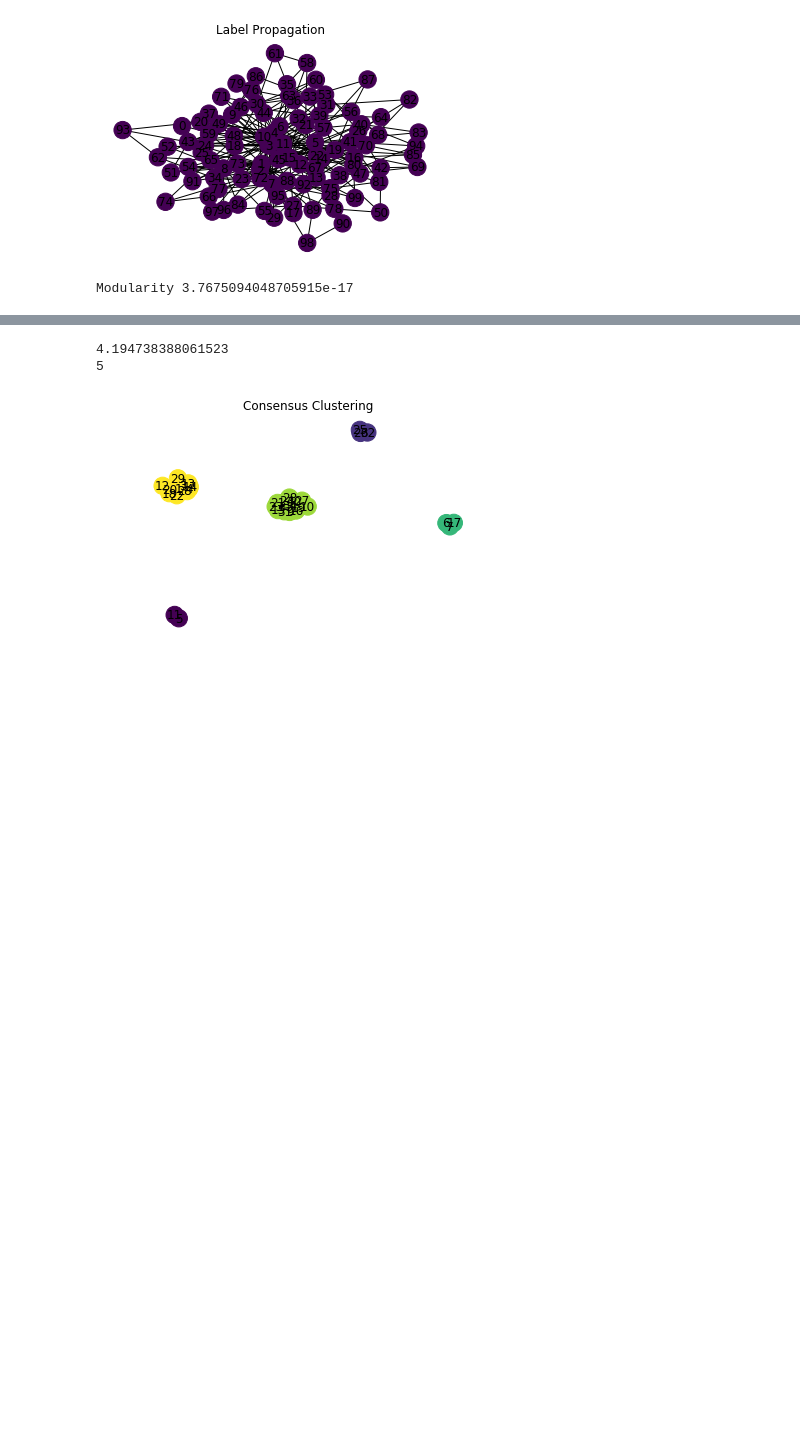
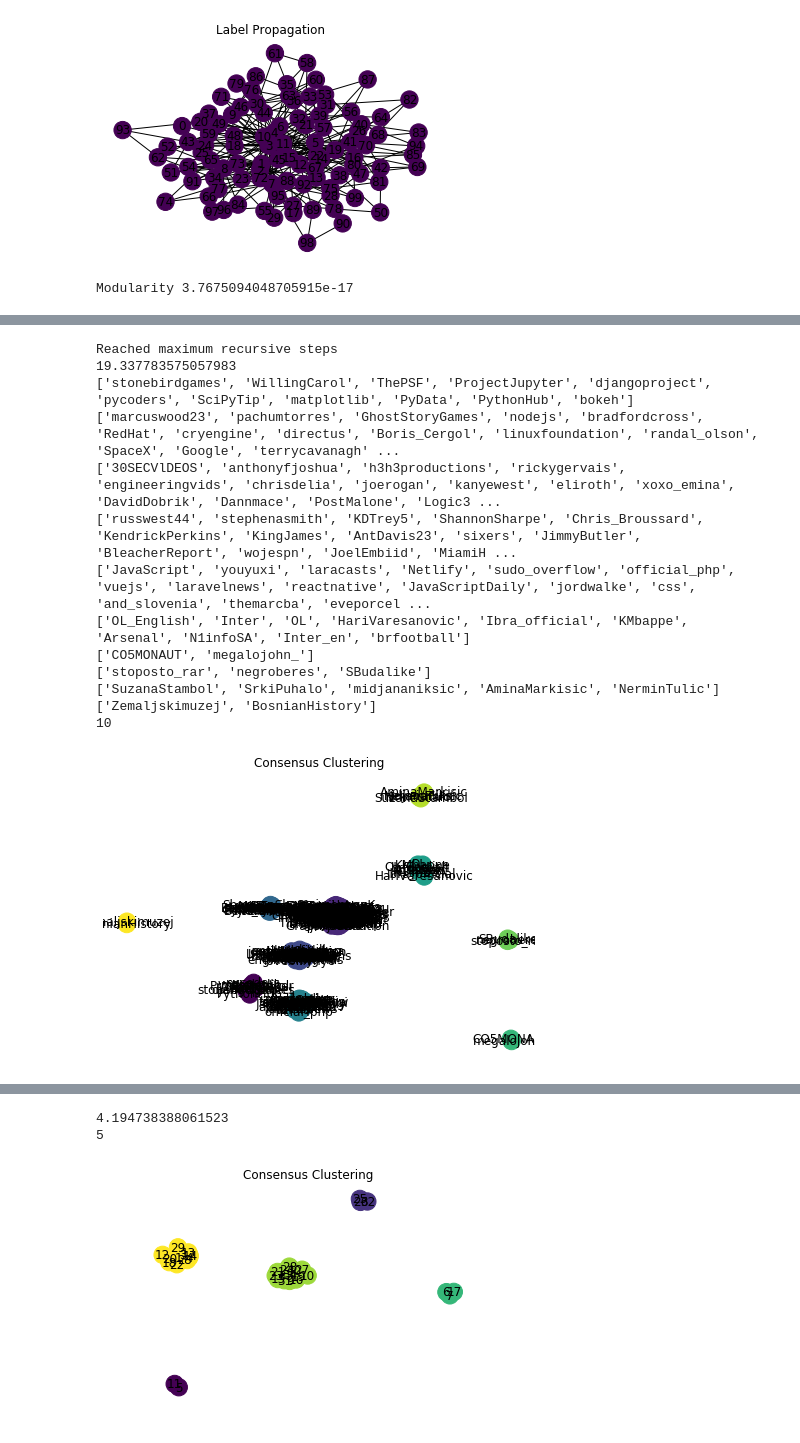
Before and after one commit to damir1407/label-propagation, a Jupyter notebook: notebooks/01-analysis_synthetic_graphs.ipynb, the cells around one changed output, grey strips where cells are left out. Saved outputs shown, nothing was run; the diff lists cells and outputs as text; code cells hidden in the pictures; blank space fills up the shorter version.

```diff
--- a/notebooks/01-analysis_synthetic_graphs.ipynb
+++ b/notebooks/01-analysis_synthetic_graphs.ipynb
@@ -52,0 +66,26 @@ draw_graph(graph, labels, "Label Propagation")
+# %%
+lp = LabelPropagation("../data/my-twitter/followees.txt", "U")
+start_time = time.time()
+graph, labels = lp.consensus_clustering(label_ties_resolution="retention", convergence_criterium="change",
+                                       order="asynchronous", threshold=0.5, number_of_partitions=20, weighted=False,
+                                       fcc=False)
+print(time.time() - start_time)
+for comm in lp.final_communities:
+    print(comm)
+print(len(lp.final_communities))
+draw_graph(graph, labels, "Consensus Clustering")
+# %% [output]
+Reached maximum recursive steps
+19.337783575057983
+['stonebirdgames', 'WillingCarol', 'ThePSF', 'ProjectJupyter', 'djangoproject', 'pycoders', 'SciPyTip', 'matplotlib', 'PyData', 'PythonHub', 'bokeh']
+['marcuswood23', 'pachumtorres', 'GhostStoryGames', 'nodejs', 'bradfordcross', 'RedHat', 'cryengine', 'directus', 'Boris_Cergol', 'linuxfoundation', 'randal_olson', 'SpaceX', 'Google', 'terrycavanagh' ...
+['30SECVlDEOS', 'anthonyfjoshua', 'h3h3productions', 'rickygervais', 'engineeringvids', 'chrisdelia', 'joerogan', 'kanyewest', 'eliroth', 'xoxo_emina', 'DavidDobrik', 'Dannmace', 'PostMalone', 'Logic3 ...
+['russwest44', 'stephenasmith', 'KDTrey5', 'ShannonSharpe', 'Chris_Broussard', 'KendrickPerkins', 'KingJames', 'AntDavis23', 'sixers', 'JimmyButler', 'BleacherReport', 'wojespn', 'JoelEmbiid', 'MiamiH ...
+['JavaScript', 'youyuxi', 'laracasts', 'Netlify', 'sudo_overflow', 'official_php', 'vuejs', 'laravelnews', 'reactnative', 'JavaScriptDaily', 'jordwalke', 'css', 'and_slovenia', 'themarcba', 'eveporcel ...
+['OL_English', 'Inter', 'OL', 'HariVaresanovic', 'Ibra_official', 'KMbappe', 'Arsenal', 'N1infoSA', 'Inter_en', 'brfootball']
+['CO5MONAUT', 'megalojohn_']
+['stoposto_rar', 'negroberes', 'SBudalike']
+['SuzanaStambol', 'SrkiPuhalo', 'midjananiksic', 'AminaMarkisic', 'NerminTulic']
+['Zemaljskimuzej', 'BosnianHistory']
+10
+[figure, added]
```
Also changed, not shown: parts of 17 cells of this notebook, 3 other files.
